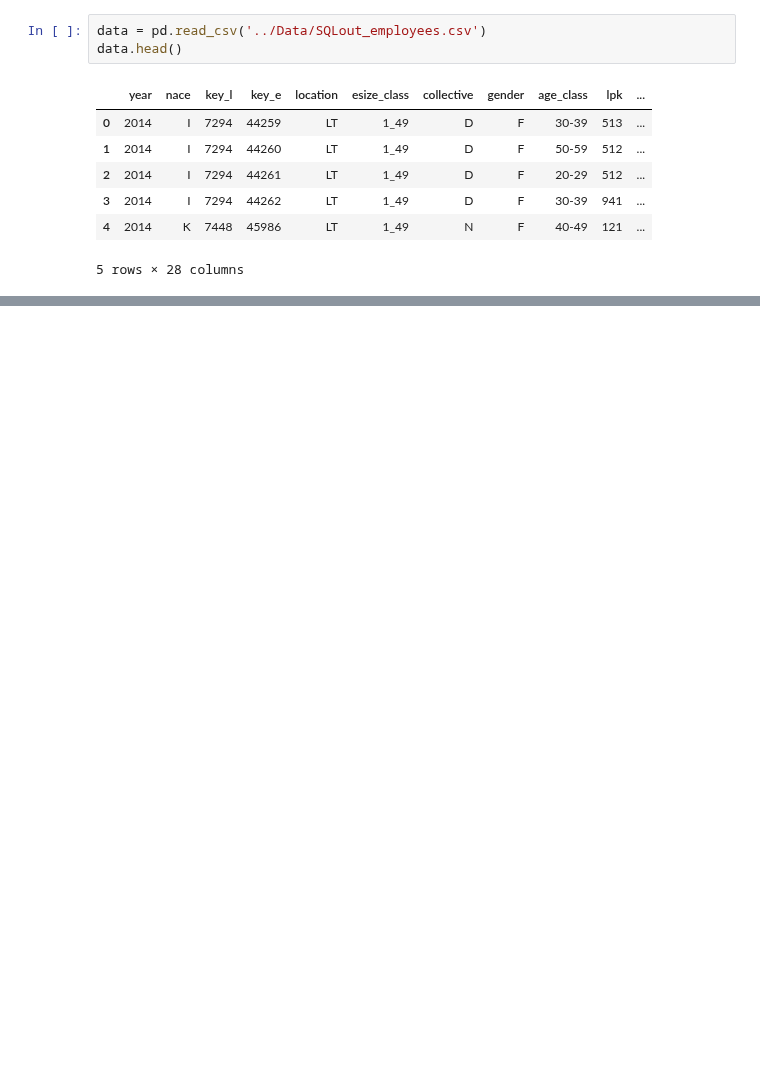
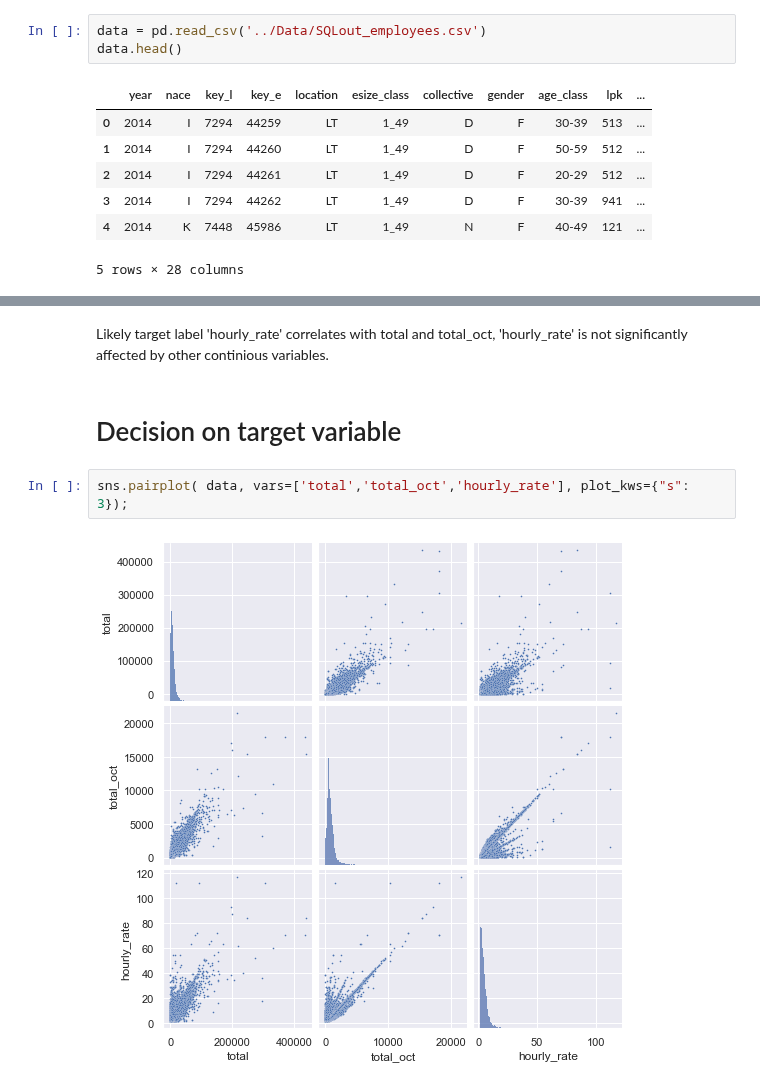
Before and after one commit to EdvinasStonevicius/LT-national-salary-analysis, a Jupyter notebook: python/Initial_exploration.ipynb, the cells around one changed output, grey strips where cells are left out. Cells and saved outputs as stored; diff of their text form; blank space fills up the shorter version.

```diff
--- a/python/Initial_exploration.ipynb
+++ b/python/Initial_exploration.ipynb
@@ -35,0 +81,8 @@ dtype: object
+# %% [markdown]
+Likely target label 'hourly_rate' correlates with total and total_oct, 'hourly_rate' is not significantly affected by other continious variables.
+# %% [markdown]
+# Decision on target variable
+# %%
+sns.pairplot( data, vars=['total','total_oct','hourly_rate'], plot_kws={"s": 3});
+# %% [output]
+[figure, added]
```
Also changed, not shown: parts of 33 cells of this notebook, 1 other file.
